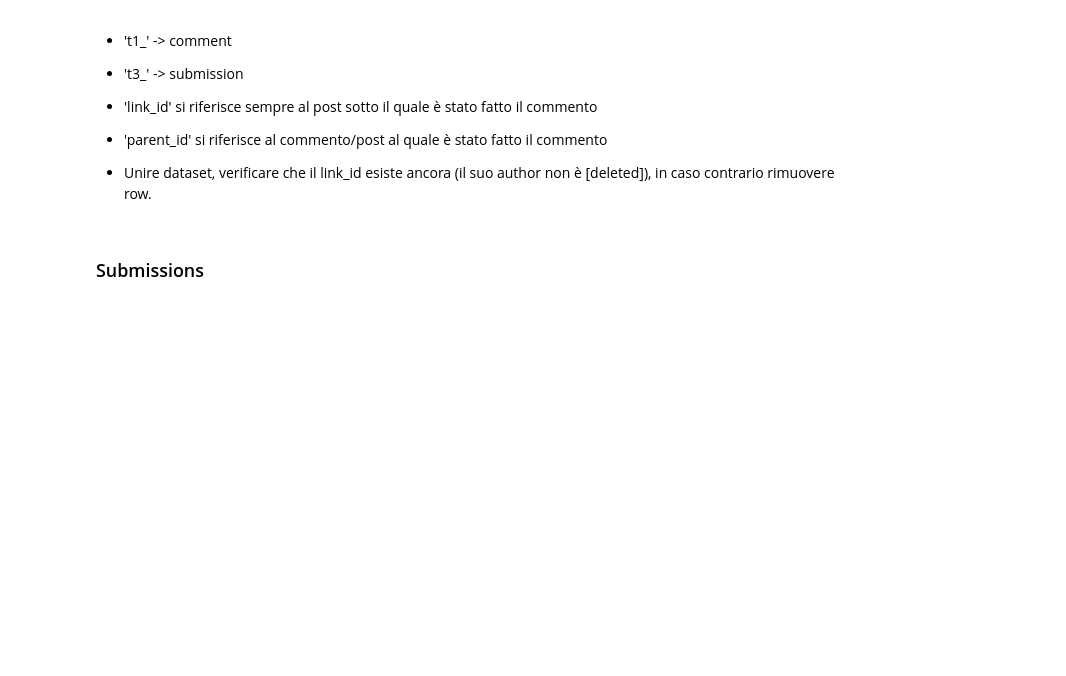
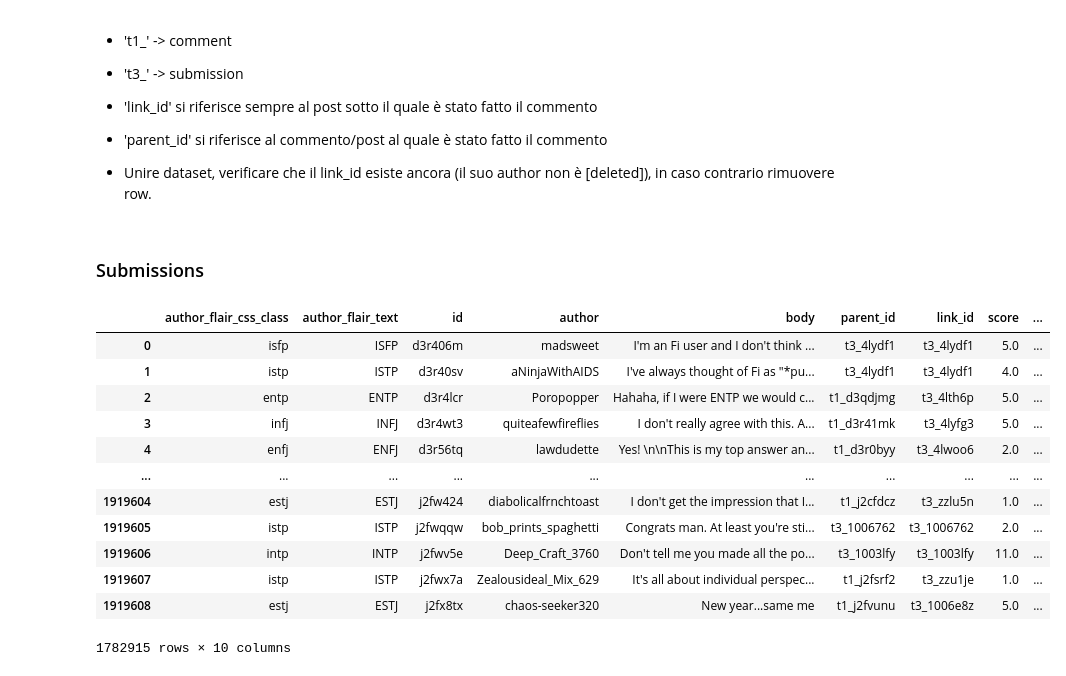
Before and after one commit to gmg00/SNA, a Jupyter notebook: EDA.ipynb, the cells around one changed output. Drawn from its saved outputs; the diff is of its cells as text; code cells hidden in the pictures; blank space fills up the shorter version.

```diff
--- a/EDA.ipynb
+++ b/EDA.ipynb
@@ -67,9 +67,19 @@ comments_ids = df_tmp['parent_id'].apply(extract_comm_ids).unique()
 # %%
 # Remove the 0.
 comments_ids = comments_ids[1:]
-# %%
-# If the id is in comments_ids or submissions_ids return True.
-def check_ids(id):
-    return id in np.concatenate((comments_ids, submissions_ids))
-
-df_tmp['id_flag'] = df_tmp['parent_id'].apply(check_ids)
+# %%
+df_tmp
+# %% [output]
+|  | author_flair_css_class | author_flair_text | id | author | body | parent_id | link_id | score | ... |
+| 0 | isfp | ISFP | d3r406m | madsweet | I'm an Fi user and I don't think ... | t3_4lydf1 | t3_4lydf1 | 5.0 | ... |
+| 1 | istp | ISTP | d3r40sv | aNinjaWithAIDS | I've always thought of Fi as "*pu... | t3_4lydf1 | t3_4lydf1 | 4.0 | ... |
+| 2 | entp | ENTP | d3r4lcr | Poropopper | Hahaha, if I were ENTP we would c... | t1_d3qdjmg | t3_4lth6p | 5.0 | ... |
+| 3 | infj | INFJ | d3r4wt3 | quiteafewfireflies | I don't really agree with this. A... | t1_d3r41mk | t3_4lyfg3 | 5.0 | ... |
+| 4 | enfj | ENFJ | d3r56tq | lawdudette | Yes! \n\nThis is my top answer an... | t1_d3r0byy | t3_4lwoo6 | 2.0 | ... |
+| ... | ... | ... | ... | ... | ... | ... | ... | ... | ... |
+| 1919604 | estj | ESTJ | j2fw424 | diabolicalfrnchtoast | I don't get the impression that I... | t1_j2cfdcz | t3_zzlu5n | 1.0 | ... |
+| 1919605 | istp | ISTP | j2fwqqw | bob_prints_spaghetti | Congrats man. At least you're sti... | t3_1006762 | t3_1006762 | 2.0 | ... |
+| 1919606 | intp | INTP | j2fwv5e | Deep_Craft_3760 | Don't tell me you made all the po... | t3_1003lfy | t3_1003lfy | 11.0 | ... |
+| 1919607 | istp | ISTP | j2fwx7a | Zealousideal_Mix_629 | It's all about individual perspec... | t1_j2fsrf2 | t3_zzu1je | 1.0 | ... |
+| 1919608 | estj | ESTJ | j2fx8tx | chaos-seeker320 | New year...same me | t1_j2fvunu | t3_1006e8z | 5.0 | ... |
+1782915 rows × 10 columns
```
Also changed, not shown: parts of 5 cells of this notebook.
